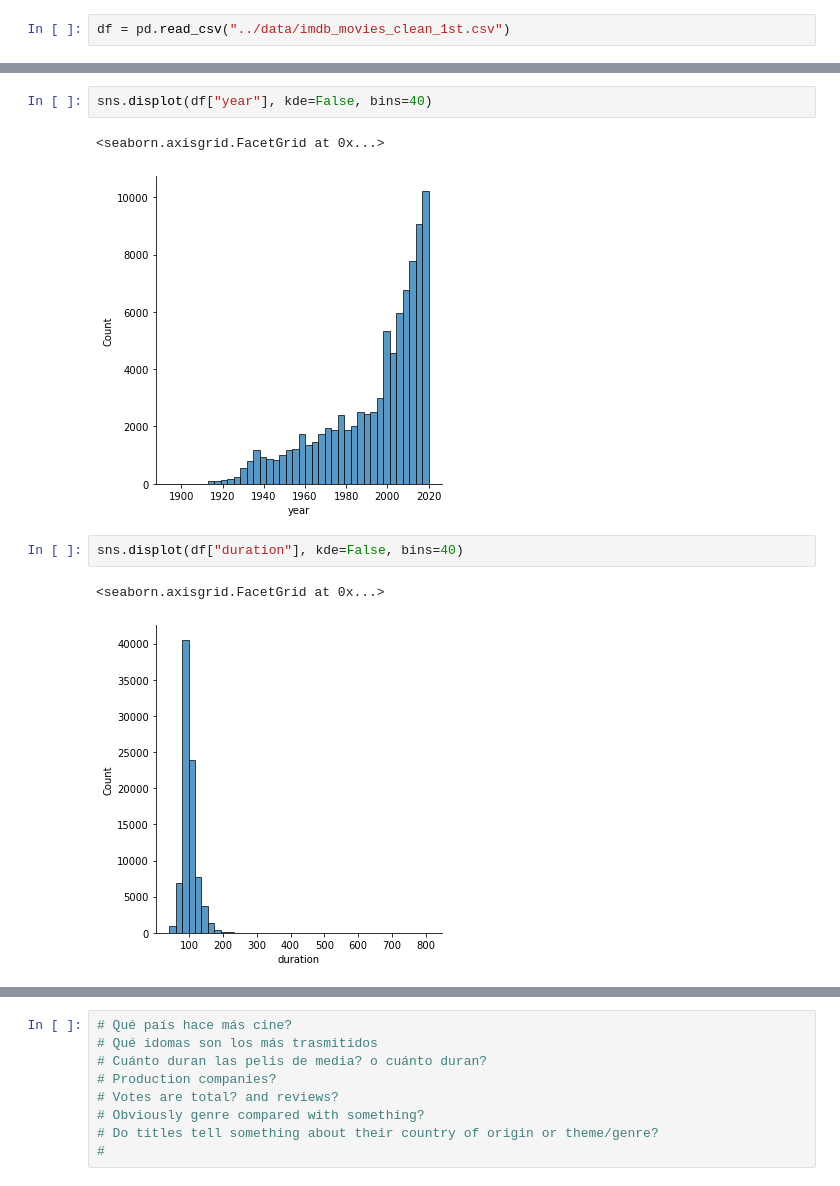
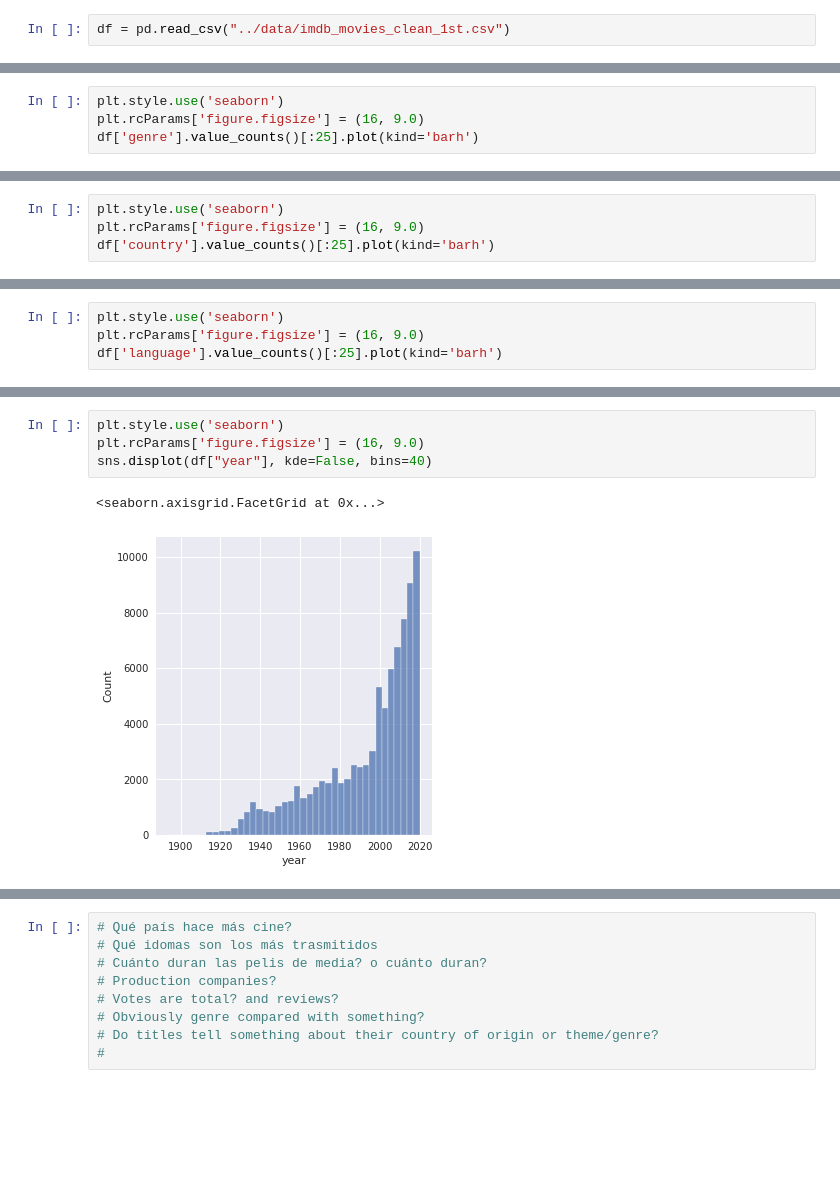
Before and after one commit to Pnat1/No_more_film_scrolling, a Jupyter notebook: notebooks/data_visualization_movies.ipynb, the cells around one changed output, grey strips where cells are left out. Cells and saved outputs as stored; diff of their text form; blank space fills up the shorter version.

Commit message:
visual progress

```diff
--- a/notebooks/data_visualization_movies.ipynb
+++ b/notebooks/data_visualization_movies.ipynb
@@ -20,0 +20,4 @@ The first selected columns are those with numerical values visualized with distr
+# %%
+plt.style.use('seaborn')
+plt.rcParams['figure.figsize'] = (16, 9.0)
+df['genre'].value_counts()[:25].plot(kind='barh')
@@ -20,0 +27,4 @@ The first selected columns are those with numerical values visualized with distr
+# %%
+plt.style.use('seaborn')
+plt.rcParams['figure.figsize'] = (16, 9.0)
+df['country'].value_counts()[:25].plot(kind='barh')
@@ -20,0 +34,4 @@ The first selected columns are those with numerical values visualized with distr
+# %%
+plt.style.use('seaborn')
+plt.rcParams['figure.figsize'] = (16, 9.0)
+df['language'].value_counts()[:25].plot(kind='barh')
@@ -21,10 +41,7 @@ The first selected columns are those with numerical values visualized with distr
 # %%
+plt.style.use('seaborn')
+plt.rcParams['figure.figsize'] = (16, 9.0)
 sns.displot(df["year"], kde=False, bins=40)
 # %% [output]
 <seaborn.axisgrid.FacetGrid at 0x...>
-[figure, old version]
+[figure, new version]
-# %%
-sns.displot(df["duration"], kde=False, bins=40)
-# %% [output]
-<seaborn.axisgrid.FacetGrid at 0x...>
-[figure, removed]
```
Also changed, not shown: parts of 18 cells of this notebook.
